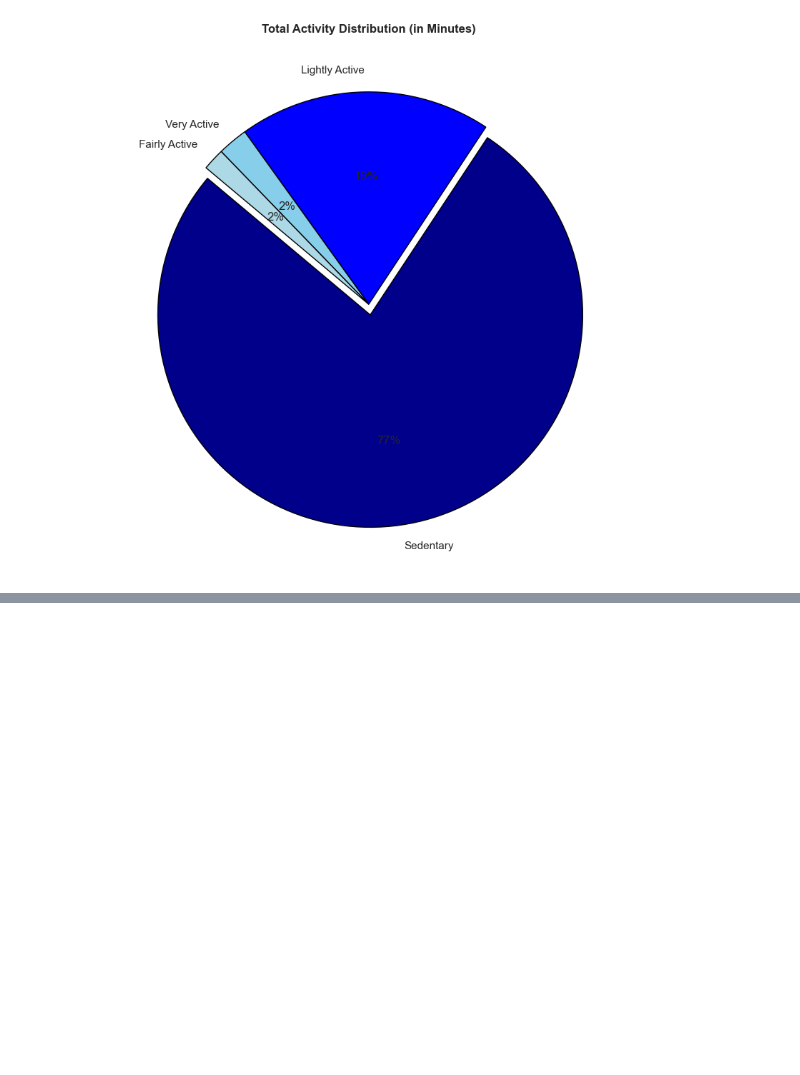
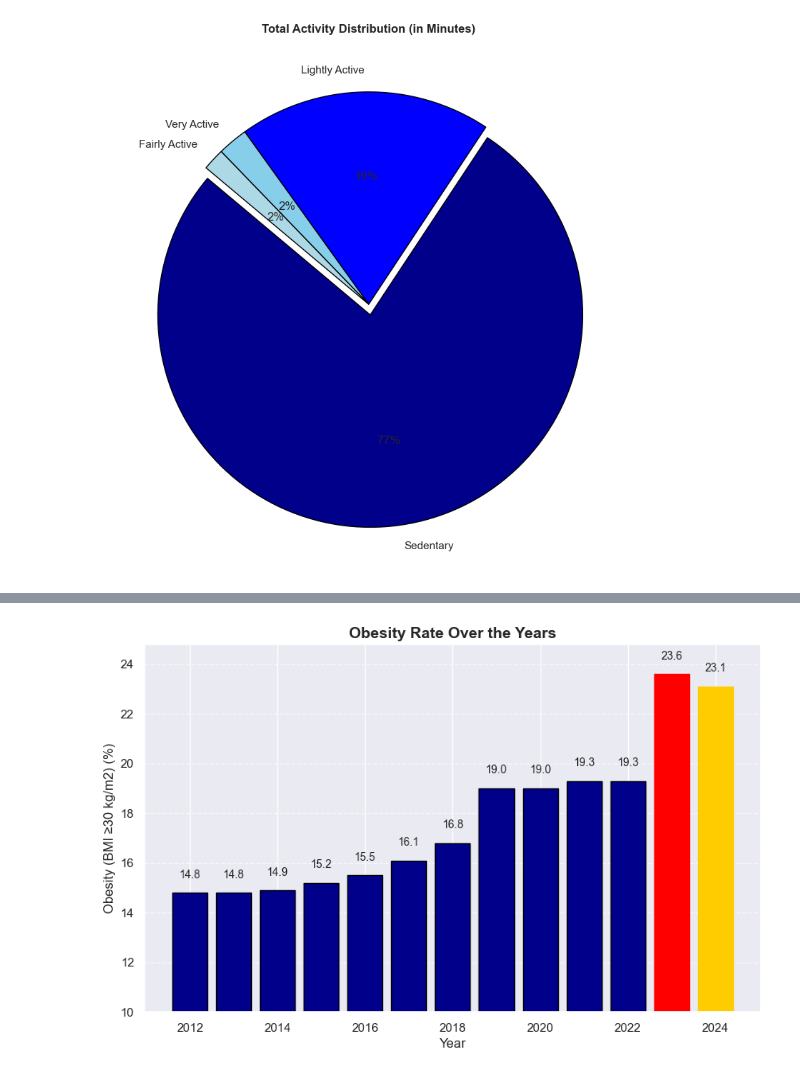
Before and after one commit to SheryllD/Project_SQL_Database, a Jupyter notebook: Data_Wrangling.ipynb, the cells around one changed output, grey strips where cells are left out. Drawn from its saved outputs; the diff is of its cells as text; code cells hidden in the pictures; blank space fills up the shorter version.

Commit message:
obesity years

```diff
--- a/Data_Wrangling.ipynb
+++ b/Data_Wrangling.ipynb
@@ -733,3 +759,17 @@ plt.show()
 [figure]
 # %%
 df.to_csv("Datasets_files/Data_files_Fitbit/cleaned_fitbit_data.csv", index=False)
+# %%
+import pandas as pd
+
+# Defining the file path
+file_path_2 = "Datasets_files/Data_files_obesity/Obesity_increase_year.xlsx"
+
+# Loading the CSV file into a dataframe (handling encoding issue if necessary)
+obesity_year_df = pd.read_excel(file_path_2)
+# Convert the column to a string type before removing the '%'
+obesity_year_df['Obesity (BMI ≥30 kg/m2)'] = obesity_year_df['Obesity (BMI ≥30 kg/m2)'].astype(str)
+obesity_year_df['Obesity (BMI ≥30 kg/m2)'] = obesity_year_df['Obesity (BMI ≥30 kg/m2)'].str.rstrip('%').astype(float)
+
+# Displaying the first 10 rows of the dataframe
+print(obesity_year_df)
@@ -735,0 +791,31 @@ df.to_csv("Datasets_files/Data_files_Fitbit/cleaned_fitbit_data.csv", index=Fals
+# %%
+# Plotting a bar chart
+plt.figure(figsize=(10, 6))
+bars = plt.bar(obesity_year_df['Year'], obesity_year_df['Obesity (BMI ≥30 kg/m2)'], color='darkblue', edgecolor='black')
+
+# Change color of the bars for 2023 and 2024 to red and dark yellow respectively
+for bar, year in zip(bars, obesity_year_df['Year']):
+    if year == 2023:
+        bar.set_color('red')  # Red color for 2023
+    elif year == 2024:
+        bar.set_color('#FFCC00')  # Dark Yellow (HEX) for 2024
+
+    # Display the exact number on top of each bar with 1 decimal place
+    yval = bar.get_height()  # Get the height (value) of the bar
+    plt.text(bar.get_x() + bar.get_width() / 2, yval + 0.5, f'{yval:.1f}', ha='center', va='bottom', fontsize=10)
+
+# Adding labels and title
+plt.xlabel("Year", fontsize=12)
+plt.ylabel("Obesity (BMI ≥30 kg/m2) (%)", fontsize=12)
+plt.title("Obesity Rate Over the Years", fontsize=14, weight="bold")
+
+# Set the y-axis to start from 10
+plt.ylim(bottom=10)
+
+# Adding grid for better readability
+plt.grid(axis='y', linestyle='--', alpha=0.7)
+
+# Saving the plot as an image
+plt.show()
+# %% [output]
+[figure, added]
```
Also changed, not shown: parts of 11 cells of this notebook, 7 other files.
